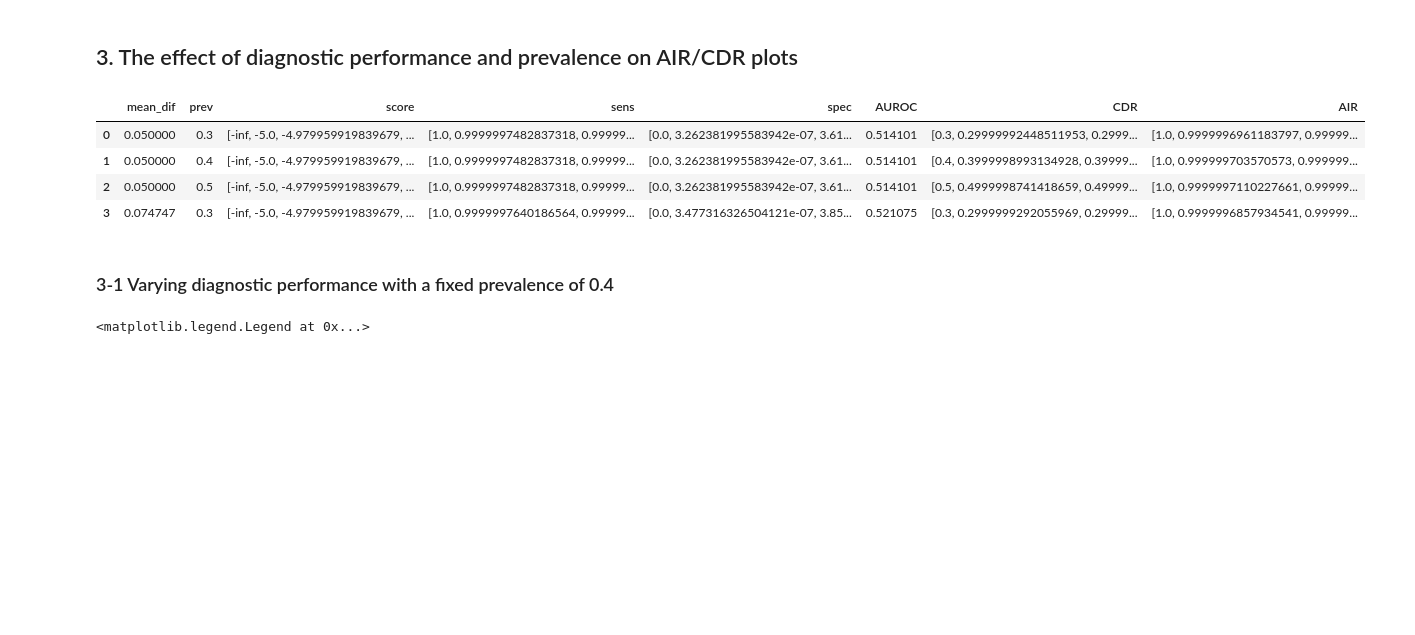
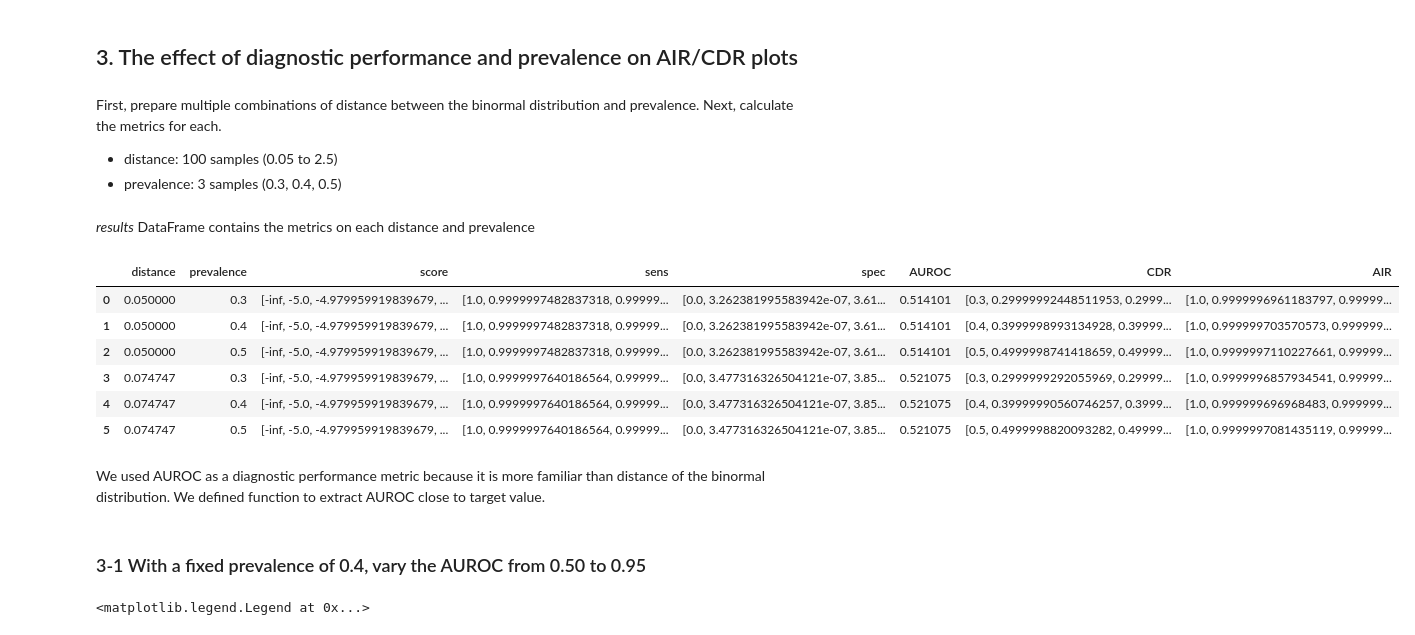
Before and after one commit to hnakai17/Performance_metrics_ProstateMRI, a Jupyter notebook: Simulation.ipynb, the cells around one changed output. Drawn from its saved outputs; the diff is of its cells as text; code cells hidden in the pictures; blank space fills up the shorter version.

```diff
--- a/Simulation.ipynb
+++ b/Simulation.ipynb
@@ -234,27 +237,32 @@ plt.tight_layout()
 # %% [markdown]
 ## 3. The effect of diagnostic performance and prevalence on AIR/CDR plots
+# %% [markdown]
+First, prepare multiple combinations of distance between the binormal distribution and prevalence. Next, calculate the metrics for each.
+- distance: 100 samples (0.05 to 2.5)
+- prevalence: 3 samples (0.3, 0.4, 0.5)
 # %%
-# prepare different mean distance and prevalence
-# mean distance: 0.05 to 2.5 (100 samples)
-# prevalence: 0.3, 0.4, 0.5
-mean_difs = np.linspace(0.05, 2.5, 100)
+distances = np.linspace(0.05, 2.5, 100)
 prevs = np.linspace(0.3, 0.5, 3)
-df = pd.DataFrame(product(mean_difs, prevs))
-df.columns = ["mean_dif", "prev"]
-df = df.sort_values(["mean_dif", "prev"])
+df = pd.DataFrame(product(distances, prevs))
+df.columns = ["distance", "prevalence"]
+df = df.sort_values(["distance", "prevalence"])
 
 # extract metrics values on the mean distance and prevalence
-results = df.apply(lambda row: create_plots(row["mean_dif"], row["prev"], plot=False, ret=True), axis=1).apply(pd.Series)
+results = df.apply(lambda row: create_plots(row["distance"], row["prevalence"], plot=False, ret=True), axis=1).apply(pd.Series)
 results = pd.concat([df, results], axis=1)
+# %% [markdown]
+*results* DataFrame contains the metrics on each distance and prevalence
 # %%
 # show examples
-results.head(4)
+results.head(6)
 # %% [output]
-|  | mean_dif | prev | score | sens | spec | AUROC | CDR | AIR |
+|  | distance | prevalence | score | sens | spec | AUROC | CDR | AIR |
 | 0 | 0.050000 | 0.3 | [-inf, -5.0, -4.979959919839679, ... | [1.0, 0.9999997482837318, 0.99999... | [0.0, 3.262381995583942e-07, 3.61... | 0.514101 | [0.3, 0.29999992448511953, 0.2999... | [1.0, 0.9999996961183797, 0.99999... |
 | 1 | 0.050000 | 0.4 | [-inf, -5.0, -4.979959919839679, ... | [1.0, 0.9999997482837318, 0.99999... | [0.0, 3.262381995583942e-07, 3.61... | 0.514101 | [0.4, 0.3999998993134928, 0.39999... | [1.0, 0.999999703570573, 0.999999... |
 | 2 | 0.050000 | 0.5 | [-inf, -5.0, -4.979959919839679, ... | [1.0, 0.9999997482837318, 0.99999... | [0.0, 3.262381995583942e-07, 3.61... | 0.514101 | [0.5, 0.4999998741418659, 0.49999... | [1.0, 0.9999997110227661, 0.99999... |
 | 3 | 0.074747 | 0.3 | [-inf, -5.0, -4.979959919839679, ... | [1.0, 0.9999997640186564, 0.99999... | [0.0, 3.477316326504121e-07, 3.85... | 0.521075 | [0.3, 0.2999999292055969, 0.29999... | [1.0, 0.9999996857934541, 0.99999... |
+| 4 | 0.074747 | 0.4 | [-inf, -5.0, -4.979959919839679, ... | [1.0, 0.9999997640186564, 0.99999... | [0.0, 3.477316326504121e-07, 3.85... | 0.521075 | [0.4, 0.39999990560746257, 0.3999... | [1.0, 0.999999696968483, 0.999999... |
+| 5 | 0.074747 | 0.5 | [-inf, -5.0, -4.979959919839679, ... | [1.0, 0.9999997640186564, 0.99999... | [0.0, 3.477316326504121e-07, 3.85... | 0.521075 | [0.5, 0.4999998820093282, 0.49999... | [1.0, 0.9999997081435119, 0.99999... |
-# %% [markdown]
-### 3-1 Varying diagnostic performance with a fixed prevalence of 0.4
+# %% [markdown]
+We used AUROC as a diagnostic performance metric because it is more familiar than distance of the binormal distribution. We defined function to extract AUROC close to target value.
 # %%
@@ -263,6 +270,8 @@ def getNearest_index(ds, num):
     # Calculate the difference between the element and the target value and get the index of the minimum value
     idx = np.abs(ds - num).argmin()
     return idx
+# %% [markdown]
+### 3-1 With a fixed prevalence of 0.4, vary the AUROC from 0.50 to 0.95
 # %%
 plt.figure(figsize=(5,5))
 # AIR/CDR plots in AUROC of 0.5, 0.65, 0.8, and 0.95
```
Also changed, not shown: parts of 9 cells of this notebook.
